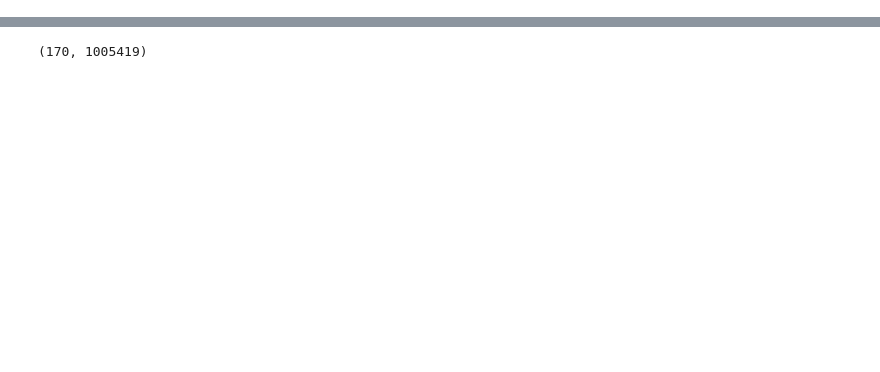
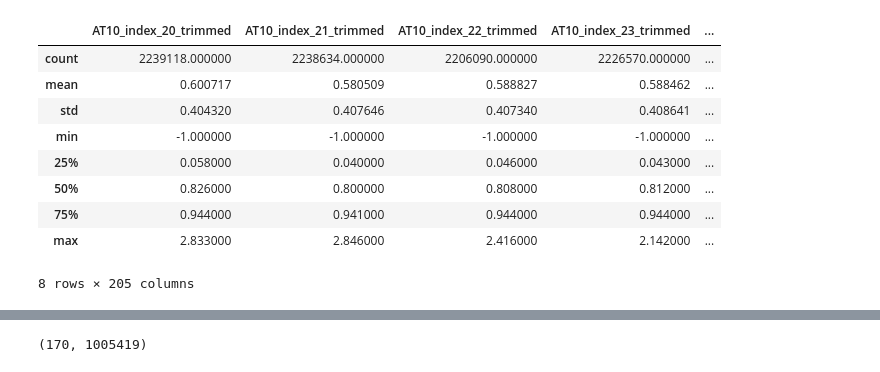
Before and after one commit to michael-weinstein/BattleStar, a Jupyter notebook: FillingPercentages.ipynb, the cells around one changed output, grey strips where cells are left out. Cells and saved outputs as stored; diff of their text form; code cells hidden in the pictures; blank space fills up the shorter version.

```diff
--- a/FillingPercentages.ipynb
+++ b/FillingPercentages.ipynb
@@ -157,0 +53,15 @@ array([[  4.00610785e-06,  -9.48743757e-06,  -3.44530315e-05, ...,
+# %%
+#get a general description of the data
+description = data.describe()
+description
+# %% [output]
+|  | AT10_index_20_trimmed | AT10_index_21_trimmed | AT10_index_22_trimmed | AT10_index_23_trimmed | ... |
+| count | 2239118.000000 | 2238634.000000 | 2206090.000000 | 2226570.000000 | ... |
+| mean | 0.600717 | 0.580509 | 0.588827 | 0.588462 | ... |
+| std | 0.404320 | 0.407646 | 0.407340 | 0.408641 | ... |
+| min | -1.000000 | -1.000000 | -1.000000 | -1.000000 | ... |
+| 25% | 0.058000 | 0.040000 | 0.046000 | 0.043000 | ... |
+| 50% | 0.826000 | 0.800000 | 0.808000 | 0.812000 | ... |
+| 75% | 0.944000 | 0.941000 | 0.944000 | 0.944000 | ... |
+| max | 2.833000 | 2.846000 | 2.416000 | 2.142000 | ... |
+8 rows × 205 columns
```
Also changed, not shown: parts of 44 cells of this notebook.
